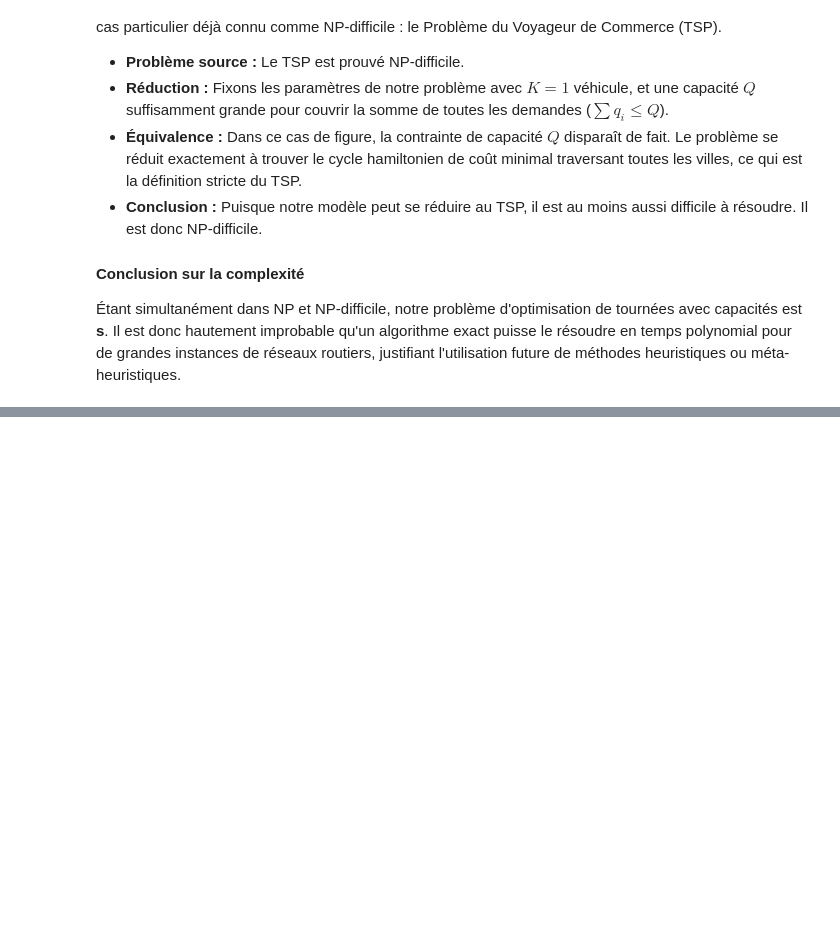
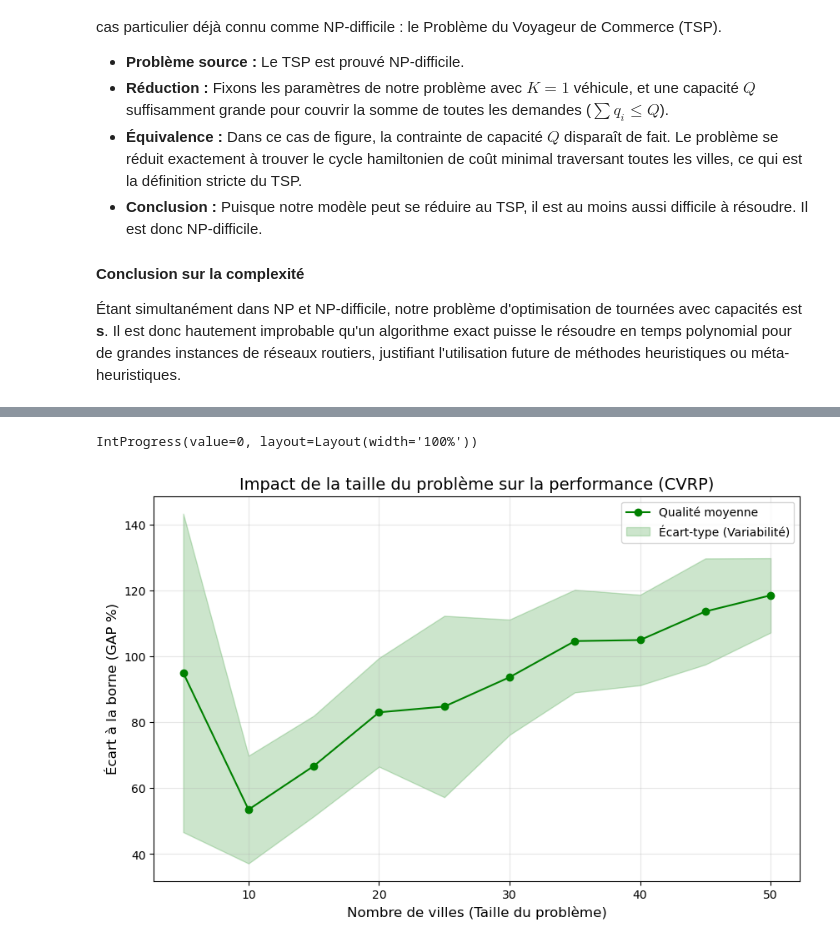
Before and after one commit to mxriine-mz/Green-VRP-Algorithms, a Jupyter notebook: Project_.ipynb, the cells around one changed output, grey strips where cells are left out. Drawn from its saved outputs; the diff is of its cells as text; code cells hidden in the pictures; blank space fills up the shorter version.

```diff
--- a/Project_.ipynb
+++ b/Project_.ipynb
@@ -122,0 +920,72 @@ Pour prouver formellement la NP-difficulté, nous démontrons par restriction qu
+# %%
+def generer_auto(n_villes, n_vehicules):
+    taille = n_villes + 1
+    matrice = [[0] * taille for _ in range(taille)]
+    for i in range(taille):
+        for j in range(i + 1, taille):
+            dist = random.randint(5, 50)
+            matrice[i][j] = matrice[j][i] = dist
+    demandes = [0] + [random.randint(1, 10) for _ in range(n_villes)]
+    capacite_max = int((sum(demandes) / n_vehicules) * 1.2)
+    return n_villes, n_vehicules, matrice, demandes, capacite_max
+
+villes_min   = 5
+villes_max   = 55
+villes_steps = 5
+nb_test      = 10
+taille_tabou = 15
+iter_max     = 100
+
+nb_steps_bar = ((villes_max - villes_min) / villes_steps) * nb_test
+bar = IntProgress(min=0, max=nb_steps_bar, layout={"width" : "100%"})
+display(bar)
+
+moyennes   = []
+deviations = []
+
+for n_villes in range(villes_min, villes_max, villes_steps):
+    resultats_n = []
+
+    for _ in range(nb_test):
+        nb_v_t = max(2, n_villes // 5)
+        n_t, nb_v_t, mat_t, dems_t, cap_t = generer_auto(n_villes, nb_v_t)
+
+        borne = borne_inferieure(mat_t, dems_t, cap_t)
+
+        val_depart = 1000000
+        while val_depart == 1000000:
+            sol_init = generer_random_solution(n_t, nb_v_t)
+            val_depart = distance_total(sol_init, mat_t, dems_t, cap_t)
+
+        sol = recherche_tabou(sol_init, mat_t, dems_t, cap_t, taille_tabou, iter_max)
+        val_sol = distance_total(sol, mat_t, dems_t, cap_t)
+
+        if borne and borne > 0:
+            score = ((val_sol - borne) / borne) * 100
+            resultats_n.append(score)
+
+        bar.value += 1
+
+    moyennes.append(statistics.mean(resultats_n))
+    deviations.append(np.std(resultats_n))
+
+bar.close()
+
+plt.figure(figsize=(10, 6))
+
+plt.plot(range(villes_min, villes_max, villes_steps), moyennes, label="Qualité moyenne", color="green", marker='o')
+
+plt.fill_between(range(villes_min, villes_max, villes_steps),
+                 np.subtract(moyennes, deviations),
+                 np.add(moyennes, deviations),
+                 alpha=0.2, color="green", label="Écart-type (Variabilité)")
+
+plt.xlabel("Nombre de villes (Taille du problème)", fontsize=12)
+plt.ylabel("Écart à la borne (GAP %)", fontsize=12)
+plt.title("Impact de la taille du problème sur la performance (CVRP)", fontsize=14)
+plt.legend()
+plt.grid(True, alpha=0.3)
+plt.show();
+# %% [output]
+IntProgress(value=0, layout=Layout(width='100%'))
+[figure, added]
```
Also changed, not shown: parts of 35 cells of this notebook.
